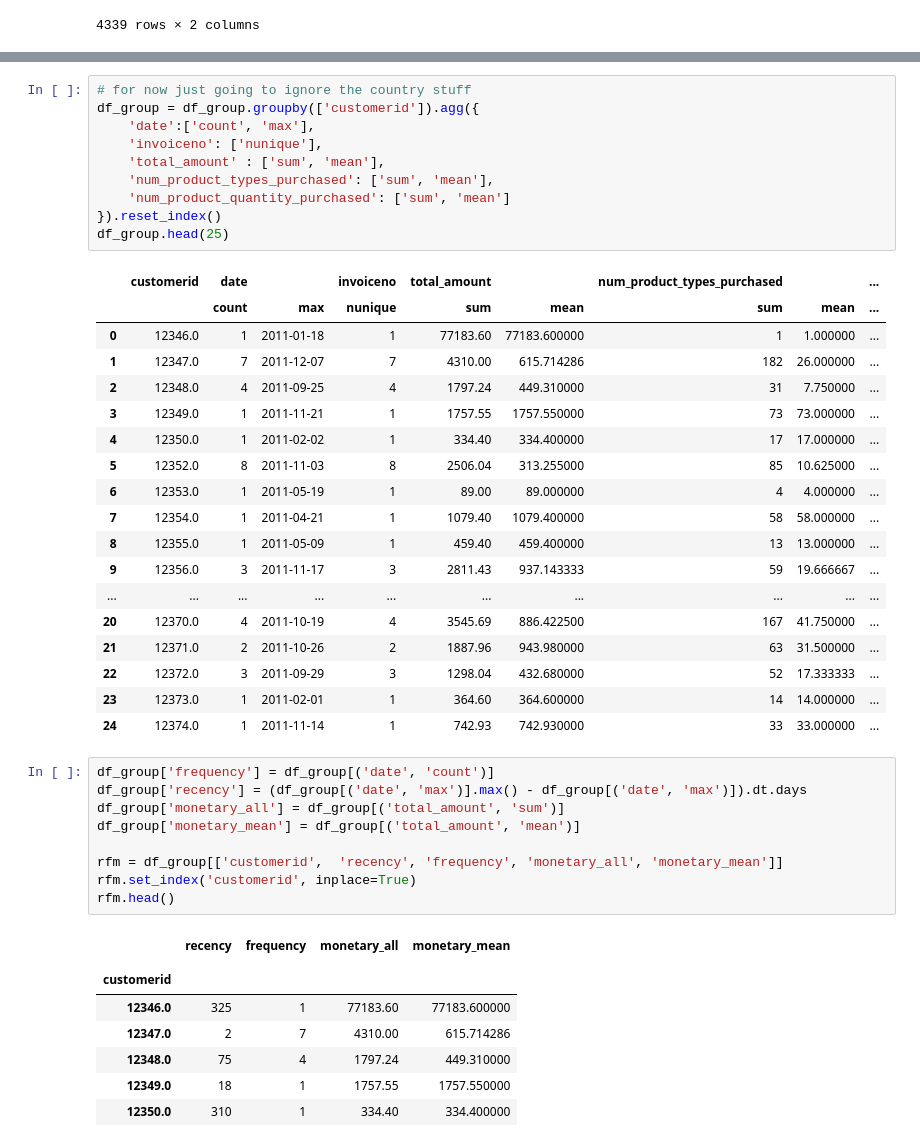
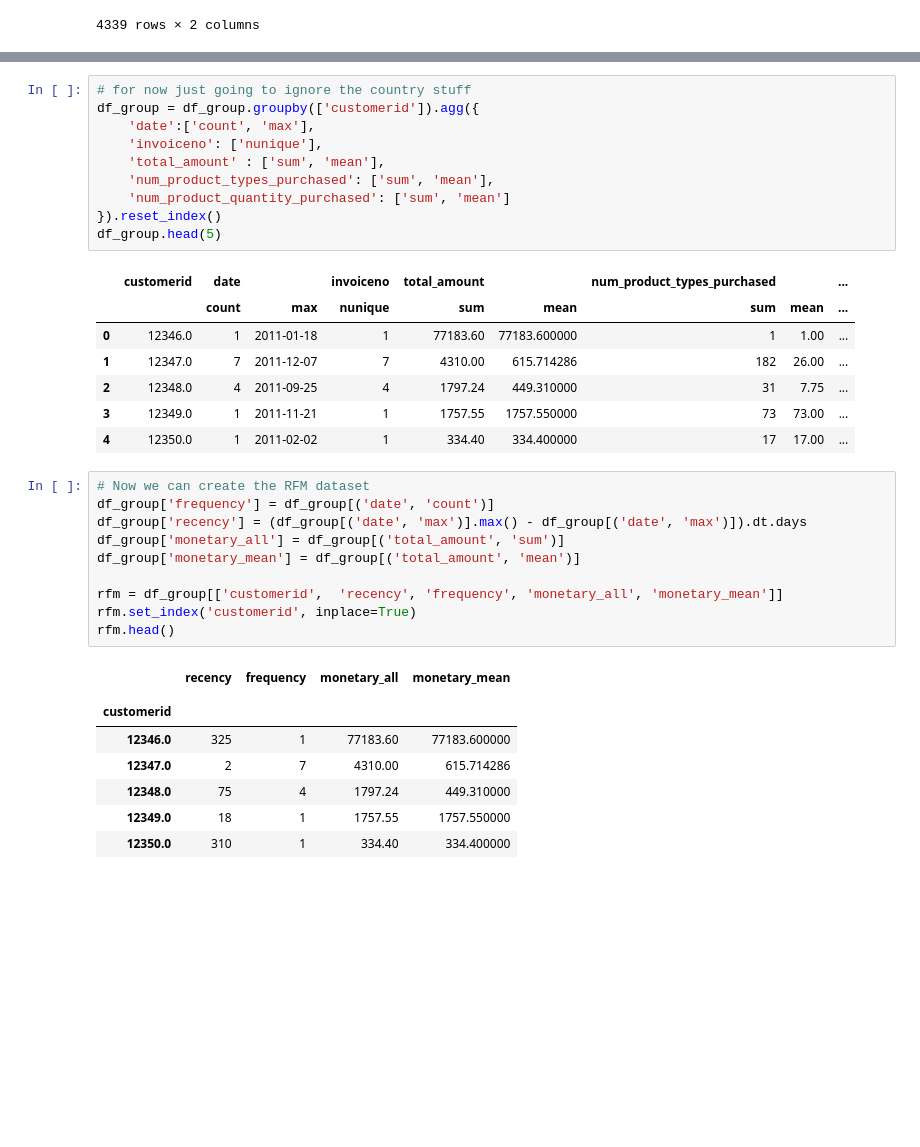
Before and after one commit to ajyeoh/ajyeoh_portfolio, a Jupyter notebook: 2_customer_segmentation_ecommerce/Customer Segmentation - RFM Analysis on E-Commerce Dataset.ipynb, the cells around one changed output, grey strips where cells are left out. Saved outputs shown, nothing was run; the diff lists cells and outputs as text; blank space fills up the shorter version.

```diff
--- a/2_customer_segmentation_ecommerce/Customer Segmentation - RFM Analysis on E-Commerce Dataset.ipynb
+++ b/2_customer_segmentation_ecommerce/Customer Segmentation - RFM Analysis on E-Commerce Dataset.ipynb
@@ -209,33 +210,23 @@ df_group[df_group['customerid'].isin({12417, 12422, 12394, 12429 }) ]
 # %%
 # for now just going to ignore the country stuff
 df_group = df_group.groupby(['customerid']).agg({
     'date':['count', 'max'],
     'invoiceno': ['nunique'],
     'total_amount' : ['sum', 'mean'],
     'num_product_types_purchased': ['sum', 'mean'],
     'num_product_quantity_purchased': ['sum', 'mean']
 }).reset_index()
-df_group.head(25)
+df_group.head(5)
 # %% [output]
 |  | customerid | date |  | invoiceno | total_amount |  | num_product_types_purchased |  | ... |
 |  |  | count | max | nunique | sum | mean | sum | mean | ... |
-| 0 | 12346.0 | 1 | 2011-01-18 | 1 | 77183.60 | 77183.600000 | 1 | 1.000000 | ... |
-| 1 | 12347.0 | 7 | 2011-12-07 | 7 | 4310.00 | 615.714286 | 182 | 26.000000 | ... |
-| 2 | 12348.0 | 4 | 2011-09-25 | 4 | 1797.24 | 449.310000 | 31 | 7.750000 | ... |
-| 3 | 12349.0 | 1 | 2011-11-21 | 1 | 1757.55 | 1757.550000 | 73 | 73.000000 | ... |
-| 4 | 12350.0 | 1 | 2011-02-02 | 1 | 334.40 | 334.400000 | 17 | 17.000000 | ... |
-| 5 | 12352.0 | 8 | 2011-11-03 | 8 | 2506.04 | 313.255000 | 85 | 10.625000 | ... |
-| 6 | 12353.0 | 1 | 2011-05-19 | 1 | 89.00 | 89.000000 | 4 | 4.000000 | ... |
-| 7 | 12354.0 | 1 | 2011-04-21 | 1 | 1079.40 | 1079.400000 | 58 | 58.000000 | ... |
-| 8 | 12355.0 | 1 | 2011-05-09 | 1 | 459.40 | 459.400000 | 13 | 13.000000 | ... |
-| 9 | 12356.0 | 3 | 2011-11-17 | 3 | 2811.43 | 937.143333 | 59 | 19.666667 | ... |
-| ... | ... | ... | ... | ... | ... | ... | ... | ... | ... |
-| 20 | 12370.0 | 4 | 2011-10-19 | 4 | 3545.69 | 886.422500 | 167 | 41.750000 | ... |
-| 21 | 12371.0 | 2 | 2011-10-26 | 2 | 1887.96 | 943.980000 | 63 | 31.500000 | ... |
-| 22 | 12372.0 | 3 | 2011-09-29 | 3 | 1298.04 | 432.680000 | 52 | 17.333333 | ... |
-| 23 | 12373.0 | 1 | 2011-02-01 | 1 | 364.60 | 364.600000 | 14 | 14.000000 | ... |
-| 24 | 12374.0 | 1 | 2011-11-14 | 1 | 742.93 | 742.930000 | 33 | 33.000000 | ... |
+| 0 | 12346.0 | 1 | 2011-01-18 | 1 | 77183.60 | 77183.600000 | 1 | 1.00 | ... |
+| 1 | 12347.0 | 7 | 2011-12-07 | 7 | 4310.00 | 615.714286 | 182 | 26.00 | ... |
+| 2 | 12348.0 | 4 | 2011-09-25 | 4 | 1797.24 | 449.310000 | 31 | 7.75 | ... |
+| 3 | 12349.0 | 1 | 2011-11-21 | 1 | 1757.55 | 1757.550000 | 73 | 73.00 | ... |
+| 4 | 12350.0 | 1 | 2011-02-02 | 1 | 334.40 | 334.400000 | 17 | 17.00 | ... |
 # %%
+# Now we can create the RFM dataset
 df_group['frequency'] = df_group[('date', 'count')]
 df_group['recency'] = (df_group[('date', 'max')].max() - df_group[('date', 'max')]).dt.days
 df_group['monetary_all'] = df_group[('total_amount', 'sum')]
```
Also changed, not shown: parts of 33 cells of this notebook.
